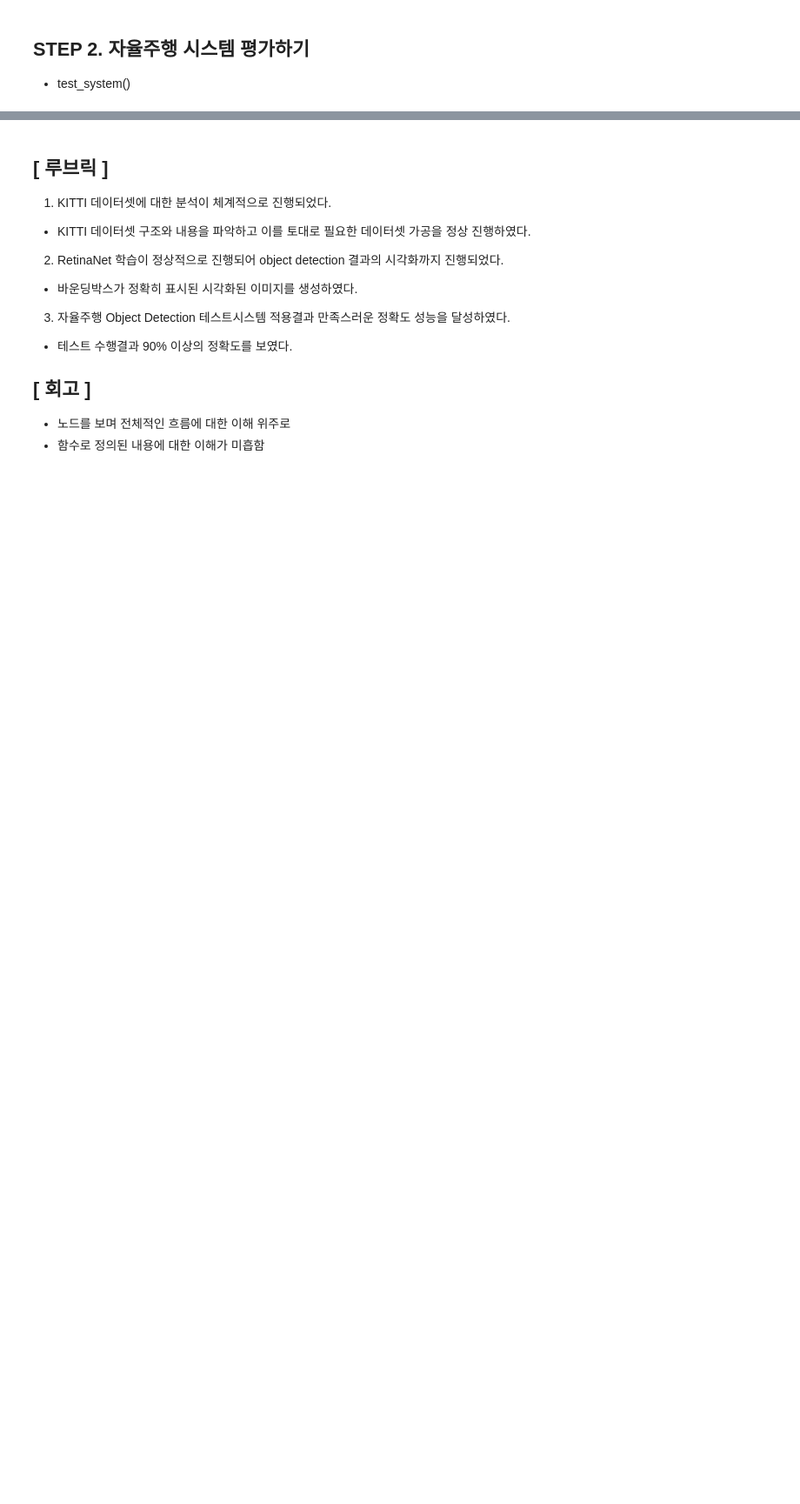
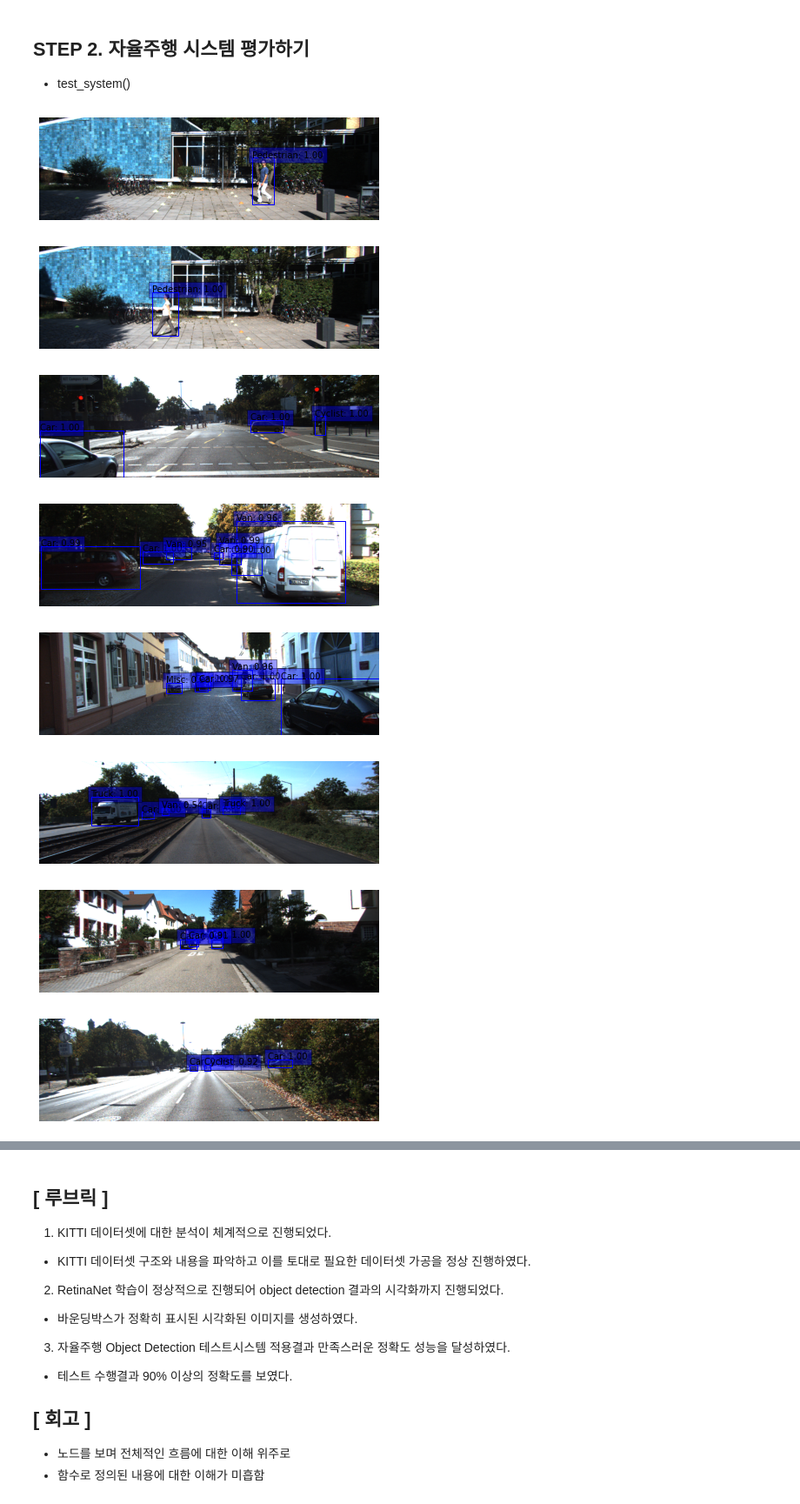
Before and after one commit to samuel0922/AFLG4_GD, a Jupyter notebook: GD_06/[GD_06]OBJECT_DETECTION.ipynb, the cells around one changed output, grey strips where cells are left out. Shown at 87% size. Saved outputs shown, nothing was run; the diff lists cells and outputs as text; code cells hidden in the pictures; blank space fills up the shorter version.

```diff
--- a/GD_06/[GD_06]OBJECT_DETECTION.ipynb
+++ b/GD_06/[GD_06]OBJECT_DETECTION.ipynb
@@ -636,26 +638,32 @@ val_dataset = val_dataset.prefetch(autotune)
 # %% [markdown]
 ### S4-4. 모델 불러오기
 # %%
-# 학습 시키는 예시 코드 => 시간이 많이 걸리므로 노드에서는 학습된 모델을 불러와 사용함
+# # 학습 시키는 예시 코드 => 시간이 많이 걸리므로 노드에서는 학습된 모델을 불러와 사용함
 
-model_dir = '/content/drive/MyDrive/aiffel/object_detection/data/checkpoints/'
-callbacks_list = [
-    tf.keras.callbacks.ModelCheckpoint(
-        filepath=os.path.join(model_dir, "weights" + "_epoch_{epoch}"),
-        monitor="loss",
-        save_best_only=False,
-        save_weights_only=True,
-        verbose=1,
-    )
-]
+# model_dir = '/content/drive/MyDrive/aiffel/object_detection/data/checkpoints/'
+# callbacks_list = [
+#     tf.keras.callbacks.ModelCheckpoint(
+#         filepath=os.path.join(model_dir, "weights" + "_epoch_{epoch}"),
+#         monitor="loss",
+#         save_best_only=False,
+#         save_weights_only=True,
+#         verbose=1,
+#     )
+# ]
 
 epochs = 15
+
+# model.fit(
+#     train_dataset,
+#     validation_data=val_dataset,
+#     epochs=epochs,
+#     callbacks=callbacks_list
+# )
 
 model.fit(
     train_dataset,
     validation_data=val_dataset,
     epochs=epochs,
-    callbacks=callbacks_list
 )
 # %% [output]
 Epoch 1/15
@@ -662,6 +687,6 @@ Epoch 1/15
 # %%
-# 학습된 모델 불러오기
+# # 학습된 모델 불러오기
 
-model_dir = '/content/drive/MyDrive/aiffel/object_detection/data/checkpoints/'
-latest_checkpoint = tf.train.latest_checkpoint(model_dir)
-model.load_weights(latest_checkpoint)
+# model_dir = '/content/drive/MyDrive/aiffel/object_detection/data/checkpoints/'
+# latest_checkpoint = tf.train.latest_checkpoint(model_dir)
+# model.load_weights(latest_checkpoint)
@@ -882,27 +930,36 @@ print(result)
 # %%
 # 평가 함수
 
 def test_system(func):
-    work_dir = '/content/drive/MyDrive/aiffel/object_detection/data'
+    work_dir = '/content/drive/MyDrive/aiffel/object_detection'
     score = 0
     test_set=[
         ("stop_1.png", "Stop"),
         ("stop_2.png", "Stop"),
         ("stop_3.png", "Stop"),
         ("stop_4.png", "Stop"),
         ("stop_5.png", "Stop"),
         ("go_1.png", "Go"),
         ("go_2.png", "Go"),
         ("go_3.png", "Go"),
         ("go_4.png", "Go"),
         ("go_5.png", "Go"),
     ]
 
     for image_file, answer in test_set:
         image_path = work_dir + '/' + image_file
         pred = func(image_path)
         if pred == answer:
             score += 10
     print(f"{score}점입니다.")
 
 test_system(self_drive_assist)
+# %% [output]
+[figure, added]
+[figure, added]
+[figure, added]
+[figure, added]
+[figure, added]
+[figure, added]
+[figure, added]
+[figure, added]
```
Also changed, not shown: parts of 9 cells of this notebook.
